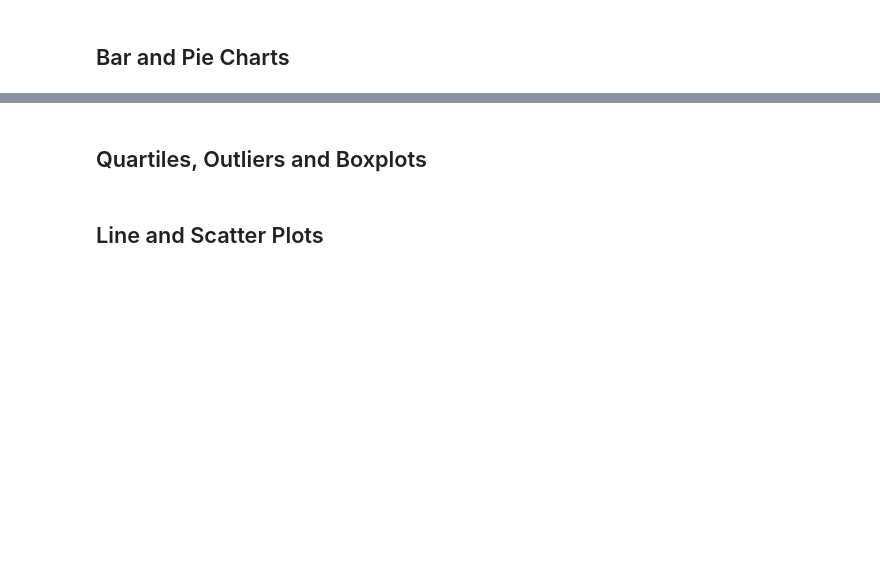
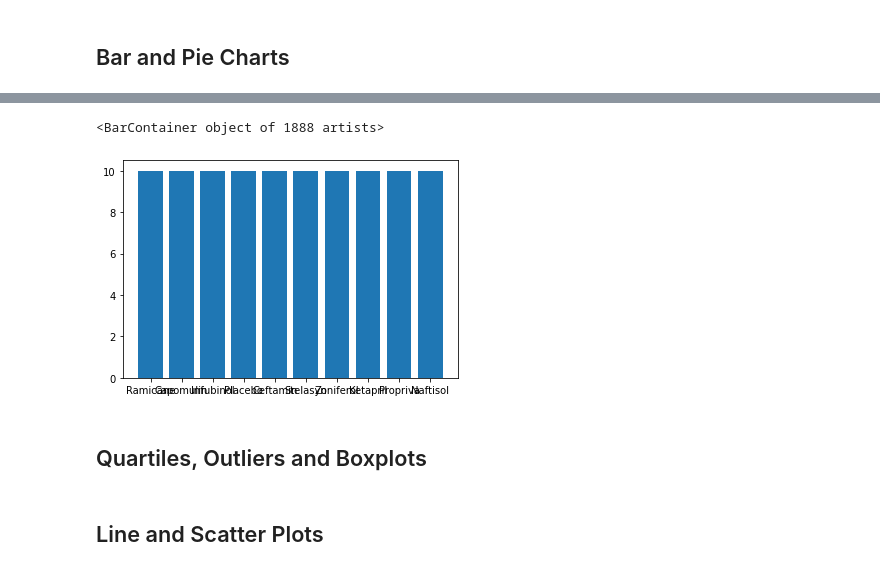
Before and after one commit to khbader101/Matplotlib-Challenge, a Jupyter notebook: pymaceuticals_starter.ipynb, the cells around one changed output, grey strips where cells are left out. Saved outputs shown, nothing was run; the diff lists cells and outputs as text; code cells hidden in the pictures; blank space fills up the shorter version.

```diff
--- a/pymaceuticals_starter.ipynb
+++ b/pymaceuticals_starter.ipynb
@@ -64,2 +178,9 @@ print(f"Total number of mice: {count_mice})
 # %%
-# Generate a bar plot showing the total number of unique mice tested on each drug regimen using pandas.
+# Generate a bar plot showing the total number of unique mice tested on each drug regimen using pyplot.
+test = cleaned_mouse_df.groupby("Drug Regimen").count()
+test2 = len(test)
+
+plt.bar(cleaned_mouse_df['Drug Regimen'], test2)
+# %% [output]
+<BarContainer object of 1888 artists>
+[figure, added]
```
Also changed, not shown: parts of 11 cells of this notebook.
